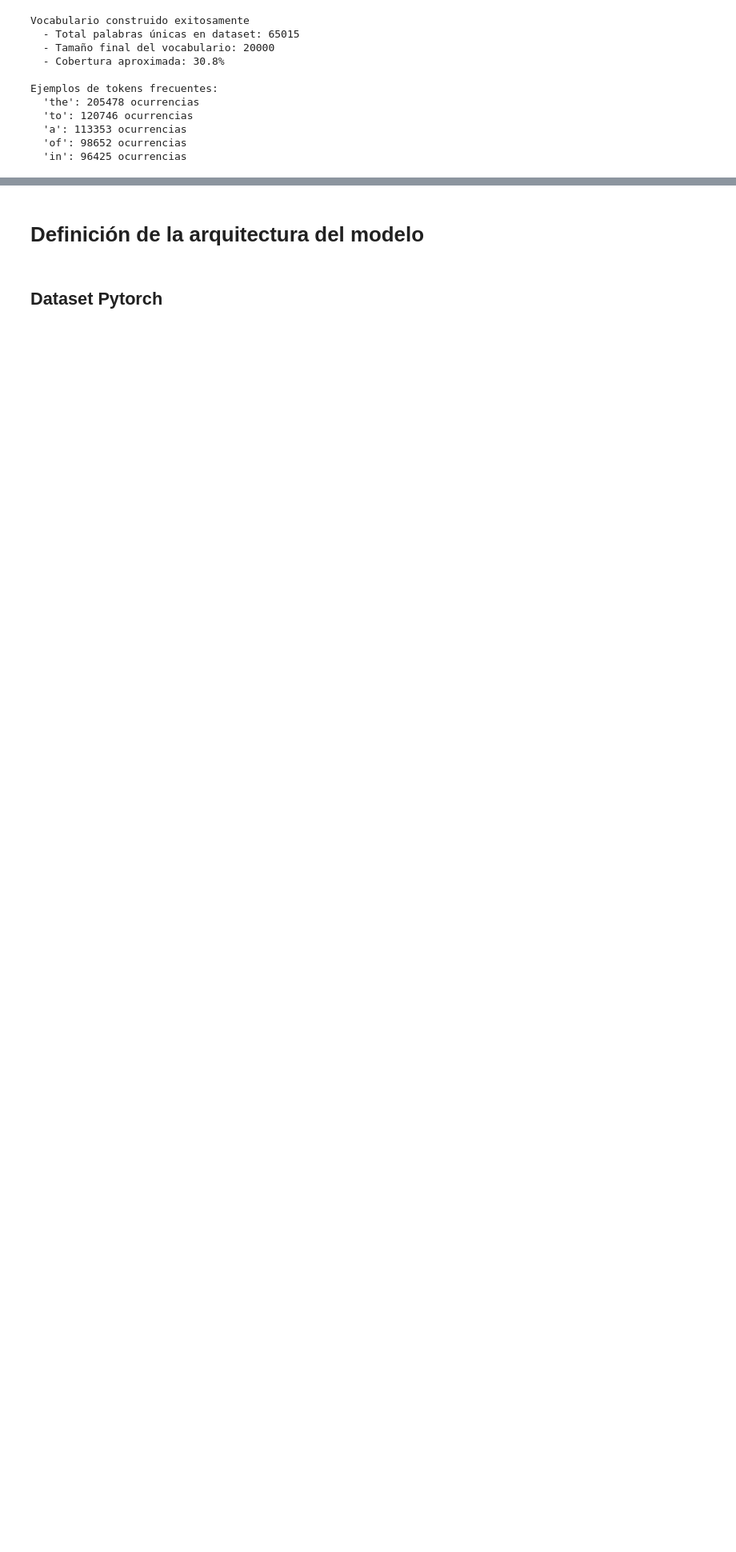
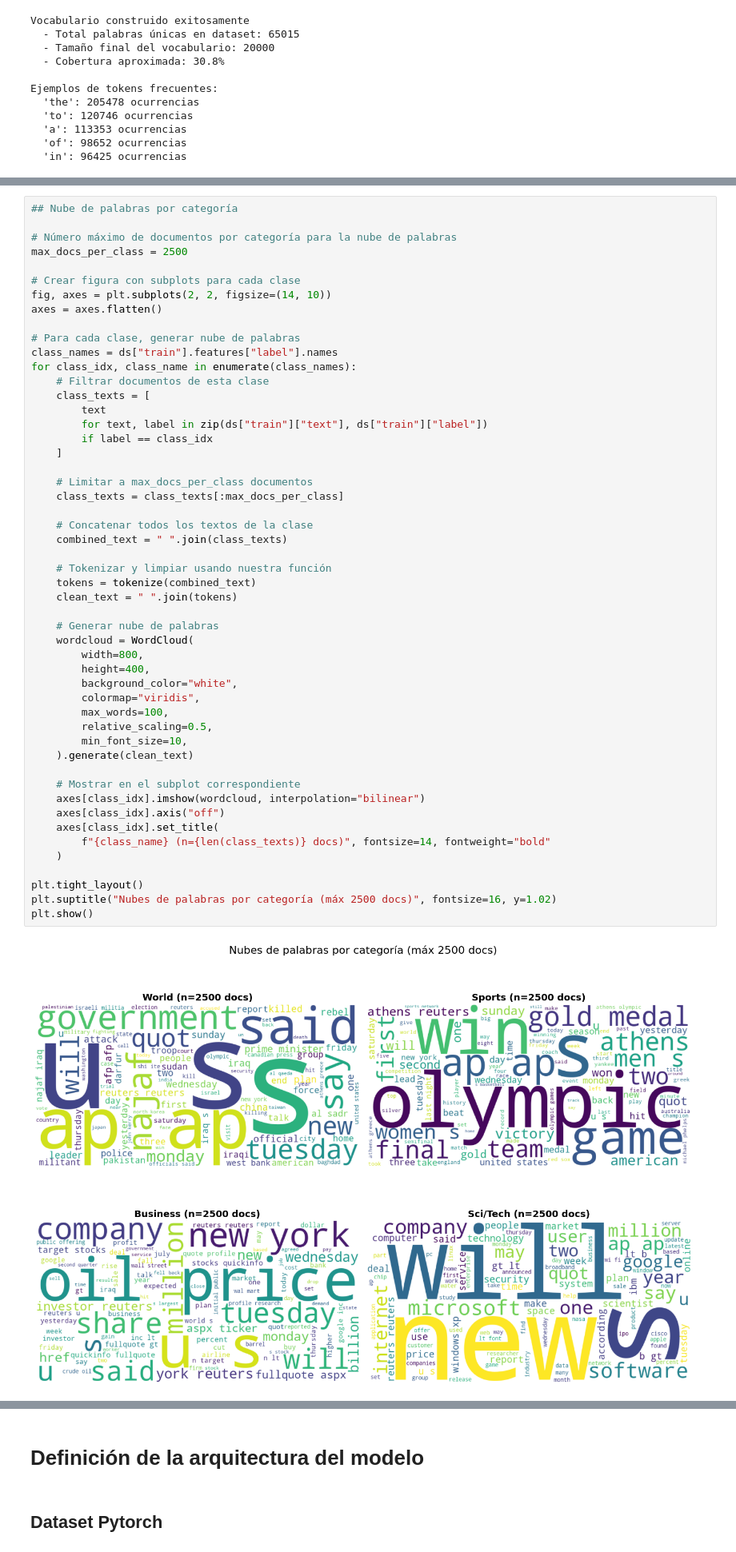
Before and after one commit to jhonattanreales21/nlp_icesi, a Jupyter notebook: unidad_2/Cano_Reales_nlp_with_lstm.ipynb, the cells around one changed output, grey strips where cells are left out. Shown at 80% size. Cells and saved outputs as stored; diff of their text form; blank space fills up the shorter version.

Commit message:
Add wordclous analysis

```diff
--- a/unidad_2/Cano_Reales_nlp_with_lstm.ipynb
+++ b/unidad_2/Cano_Reales_nlp_with_lstm.ipynb
@@ -257,0 +264,53 @@ Ejemplos de tokens frecuentes:
+# %%
+## Nube de palabras por categoría
+
+# Número máximo de documentos por categoría para la nube de palabras
+max_docs_per_class = 2500
+
+# Crear figura con subplots para cada clase
+fig, axes = plt.subplots(2, 2, figsize=(14, 10))
+axes = axes.flatten()
+
+# Para cada clase, generar nube de palabras
+class_names = ds["train"].features["label"].names
+for class_idx, class_name in enumerate(class_names):
+    # Filtrar documentos de esta clase
+    class_texts = [
+        text
+        for text, label in zip(ds["train"]["text"], ds["train"]["label"])
+        if label == class_idx
+    ]
+
+    # Limitar a max_docs_per_class documentos
+    class_texts = class_texts[:max_docs_per_class]
+
+    # Concatenar todos los textos de la clase
+    combined_text = " ".join(class_texts)
+
+    # Tokenizar y limpiar usando nuestra función
+    tokens = tokenize(combined_text)
+    clean_text = " ".join(tokens)
+
+    # Generar nube de palabras
+    wordcloud = WordCloud(
+        width=800,
+        height=400,
+        background_color="white",
+        colormap="viridis",
+        max_words=100,
+        relative_scaling=0.5,
+        min_font_size=10,
+    ).generate(clean_text)
+
+    # Mostrar en el subplot correspondiente
+    axes[class_idx].imshow(wordcloud, interpolation="bilinear")
+    axes[class_idx].axis("off")
+    axes[class_idx].set_title(
+        f"{class_name} (n={len(class_texts)} docs)", fontsize=14, fontweight="bold"
+    )
+
+plt.tight_layout()
+plt.suptitle("Nubes de palabras por categoría (máx 2500 docs)", fontsize=16, y=1.02)
+plt.show()
+# %% [output]
+[figure, added]
```
Also changed, not shown: parts of 3 cells of this notebook.
